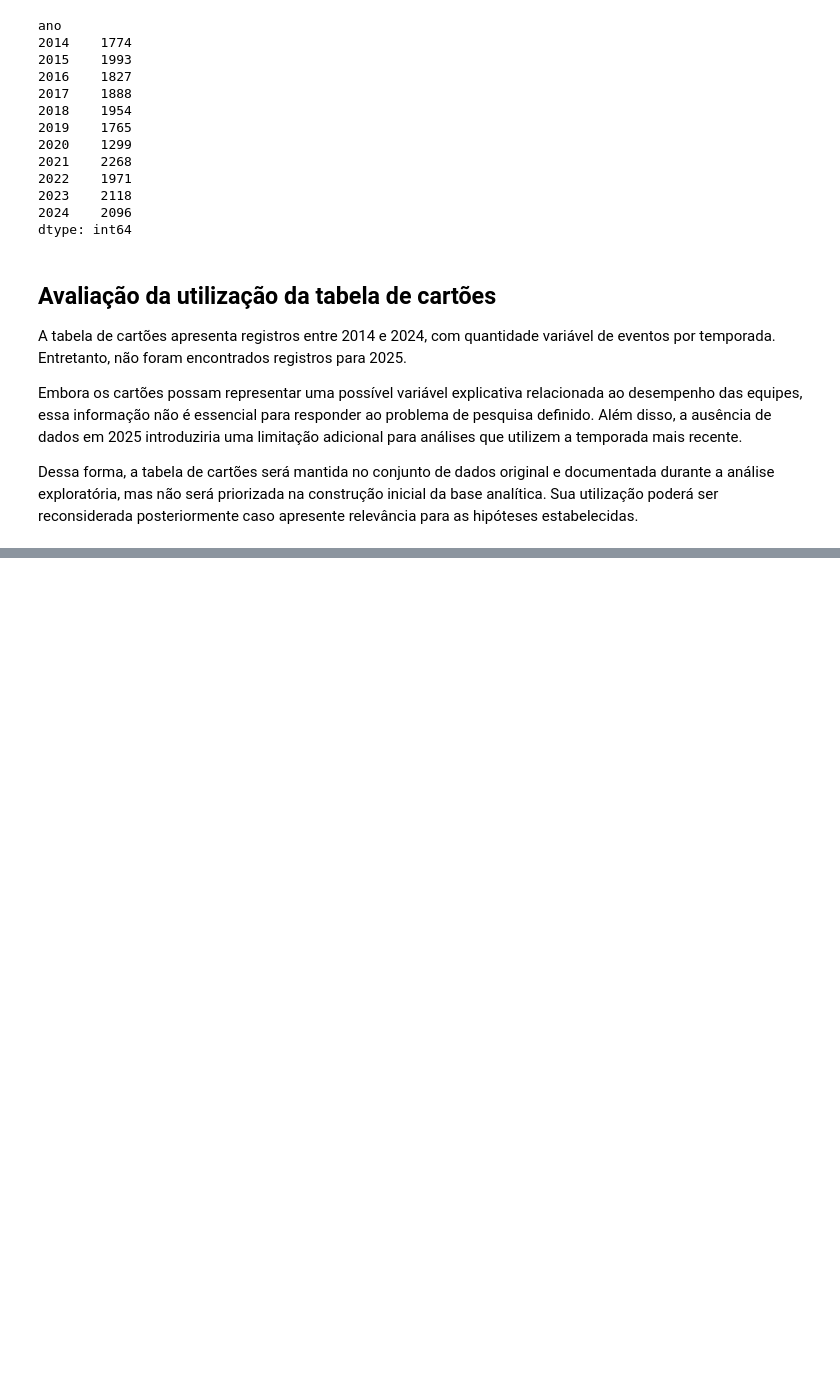
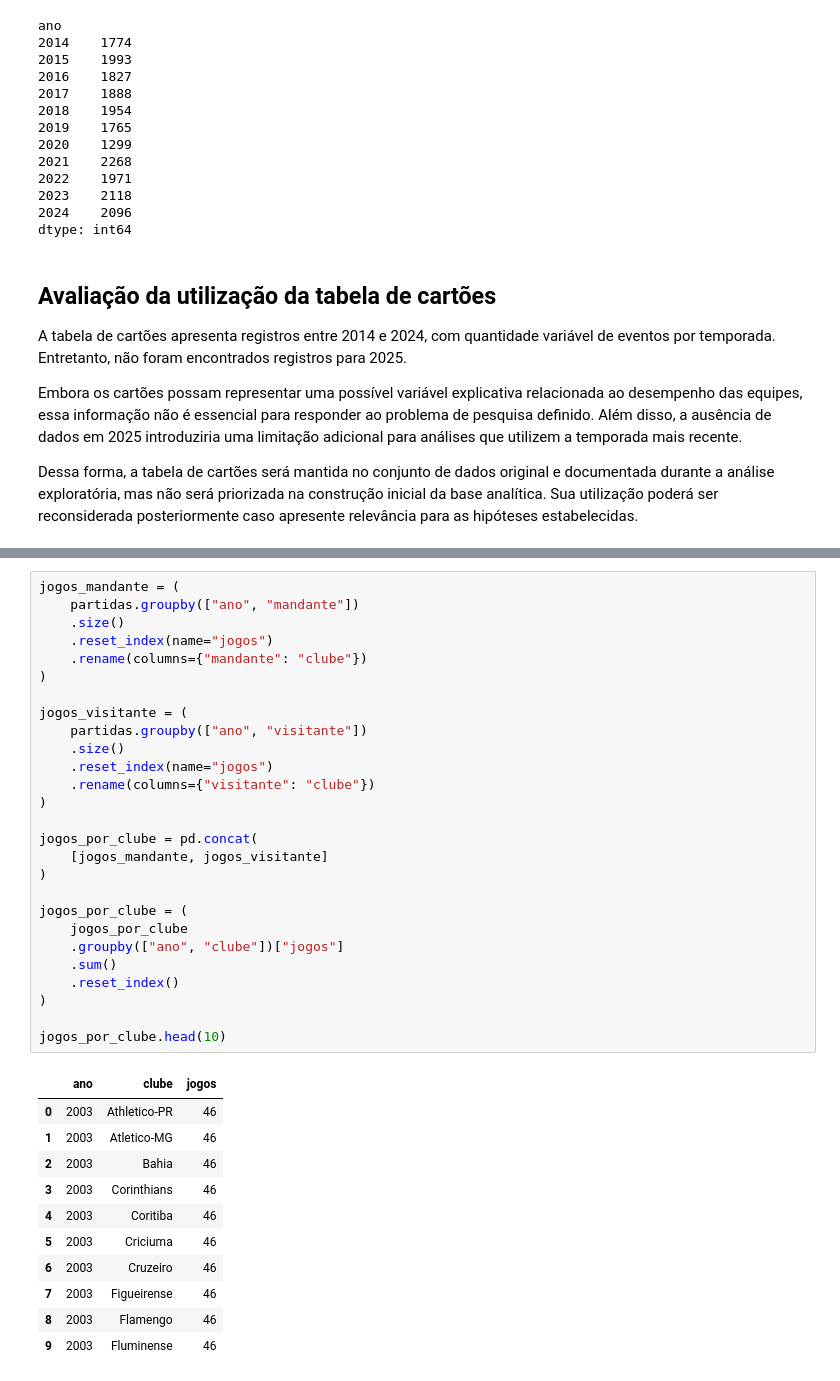
Before and after one commit to FelipePinheiro964/Projeto-Em-Business-Intelligence-e-Analytics, a Jupyter notebook: notebooks/01_analise_dataset.ipynb, the cells around one changed output, grey strips where cells are left out. Saved outputs shown, nothing was run; the diff lists cells and outputs as text; blank space fills up the shorter version.

```diff
--- a/notebooks/01_analise_dataset.ipynb
+++ b/notebooks/01_analise_dataset.ipynb
@@ -628,0 +676,39 @@ Dessa forma, a tabela de cartões será mantida no conjunto de dados original e
+# %%
+jogos_mandante = (
+    partidas.groupby(["ano", "mandante"])
+    .size()
+    .reset_index(name="jogos")
+    .rename(columns={"mandante": "clube"})
+)
+
+jogos_visitante = (
+    partidas.groupby(["ano", "visitante"])
+    .size()
+    .reset_index(name="jogos")
+    .rename(columns={"visitante": "clube"})
+)
+
+jogos_por_clube = pd.concat(
+    [jogos_mandante, jogos_visitante]
+)
+
+jogos_por_clube = (
+    jogos_por_clube
+    .groupby(["ano", "clube"])["jogos"]
+    .sum()
+    .reset_index()
+)
+
+jogos_por_clube.head(10)
+# %% [output]
+|  | ano | clube | jogos |
+| 0 | 2003 | Athletico-PR | 46 |
+| 1 | 2003 | Atletico-MG | 46 |
+| 2 | 2003 | Bahia | 46 |
+| 3 | 2003 | Corinthians | 46 |
+| 4 | 2003 | Coritiba | 46 |
+| 5 | 2003 | Criciuma | 46 |
+| 6 | 2003 | Cruzeiro | 46 |
+| 7 | 2003 | Figueirense | 46 |
+| 8 | 2003 | Flamengo | 46 |
+| 9 | 2003 | Fluminense | 46 |
```
Also changed, not shown: parts of 8 cells of this notebook.
